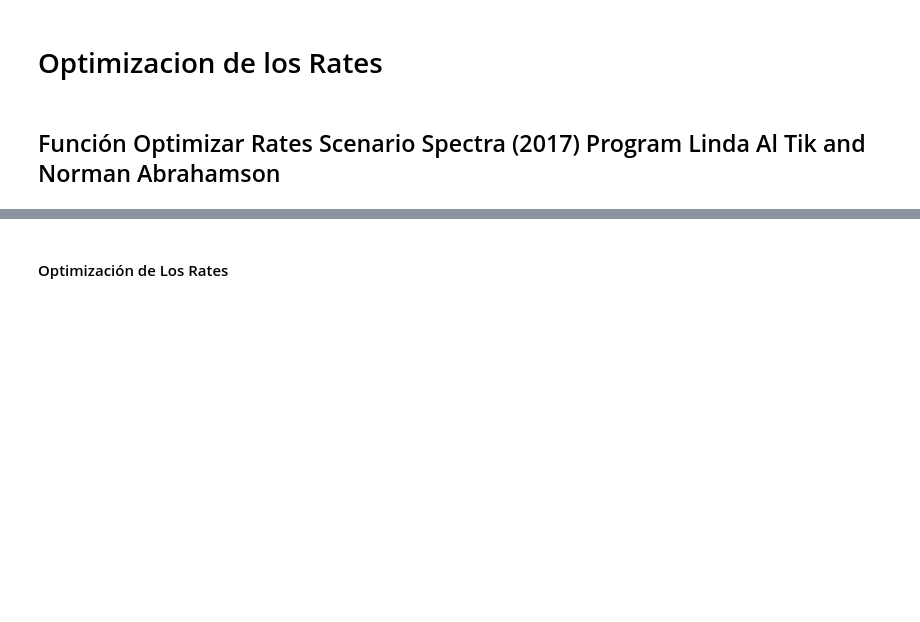
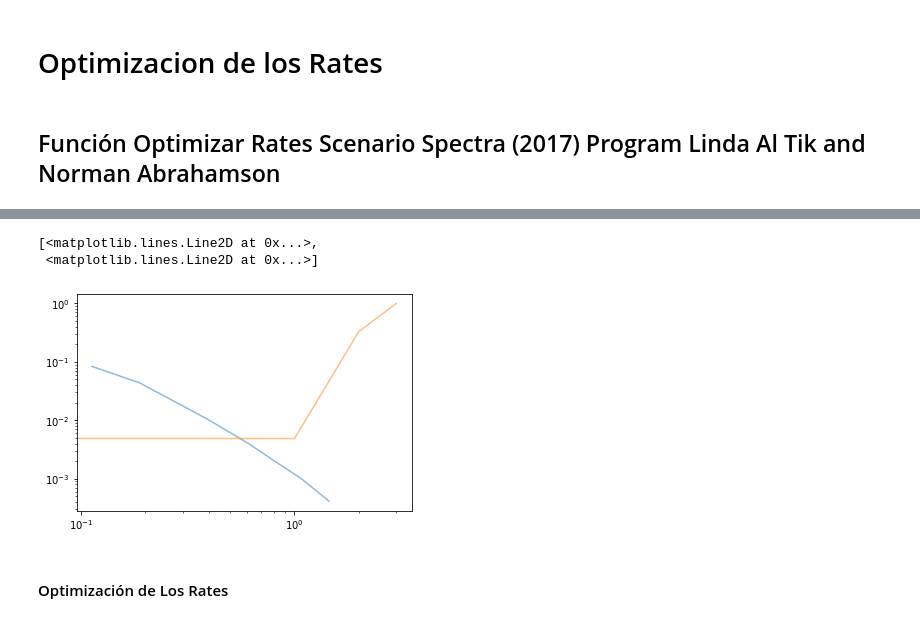
Before and after one commit to capajaro/CSS_UN, a Jupyter notebook: CSS_Calculation.ipynb, the cells around one changed output, grey strips where cells are left out. Cells and saved outputs as stored; diff of their text form; code cells hidden in the pictures; blank space fills up the shorter version.

```diff
--- a/CSS_Calculation.ipynb
+++ b/CSS_Calculation.ipynb
@@ -766,3 +754,9 @@ Per_Interest[i_Per_Int]
+# %%
+plt.loglog(SA_Targ_Norm.iloc[i_Per_Int, :len(Ta_i)], (Ta_i), colors[i_Per_Int], label='T=%0.2f' % (Per_Interest[i_Per_Int]), markersize=msz, markeredgecolor='k', alpha=0.5)
+# %% [output]
+[<matplotlib.lines.Line2D at 0x...>,
+ <matplotlib.lines.Line2D at 0x...>]
+[figure, added]
 # %% [markdown]
 #### Optimización de Los Rates
 # %%
```
Also changed, not shown: parts of 8 cells of this notebook.
